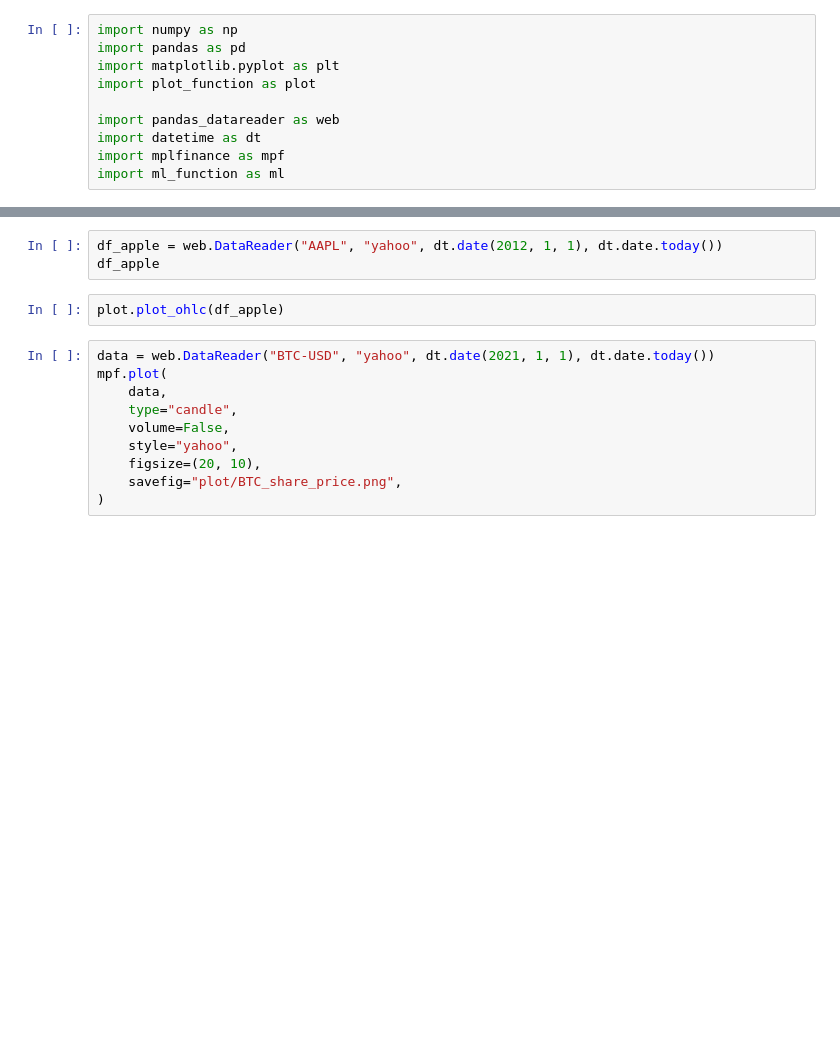
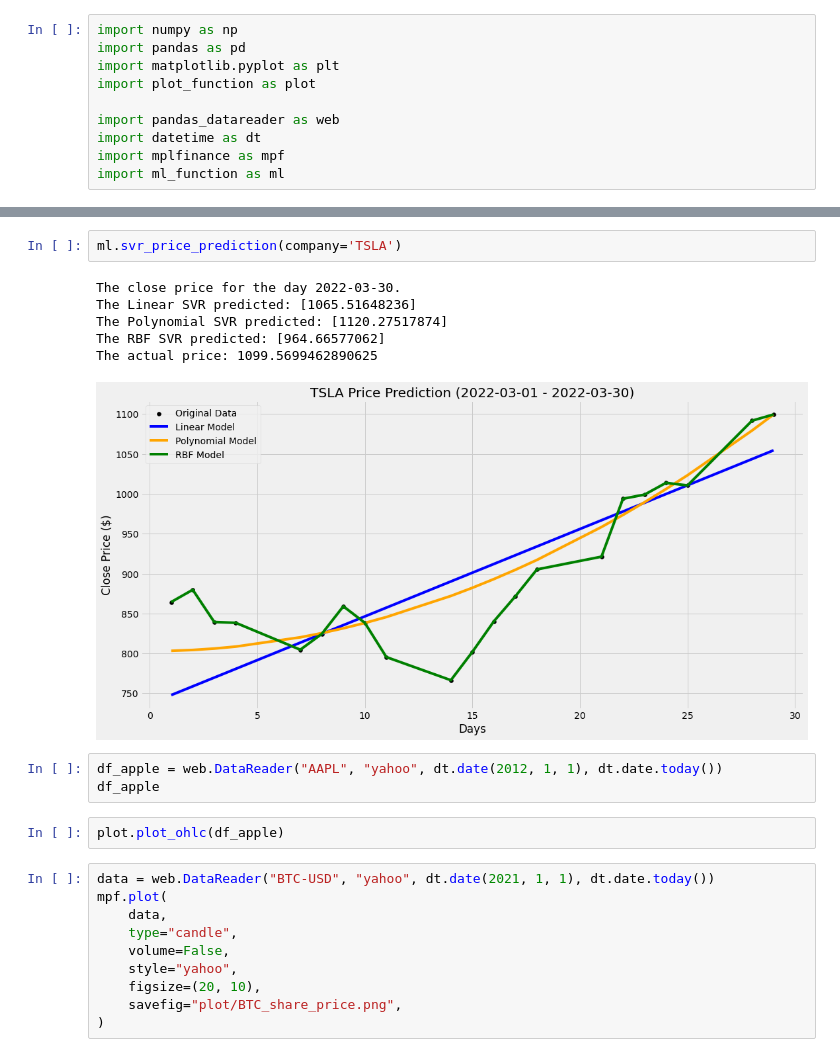
Before and after one commit to BitcoinInvestAnalysis/Capstone, a Jupyter notebook: playground.ipynb, the cells around one changed output, grey strips where cells are left out. Cells and saved outputs as stored; diff of their text form; blank space fills up the shorter version.

```diff
--- a/playground.ipynb
+++ b/playground.ipynb
@@ -20,3 +20,12 @@ The actual price: 229.86000061035156
+# %%
+ml.svr_price_prediction(company='TSLA')
+# %% [output]
+The close price for the day 2022-03-30.
+The Linear SVR predicted: [1065.51648236]
+The Polynomial SVR predicted: [1120.27517874]
+The RBF SVR predicted: [964.66577062]
+The actual price: 1099.5699462890625
+[figure, added]
 # %%
 df_apple = web.DataReader("AAPL", "yahoo", dt.date(2012, 1, 1), dt.date.today())
 df_apple
```
Also changed, not shown: parts of 7 cells of this notebook, 10 other files.
